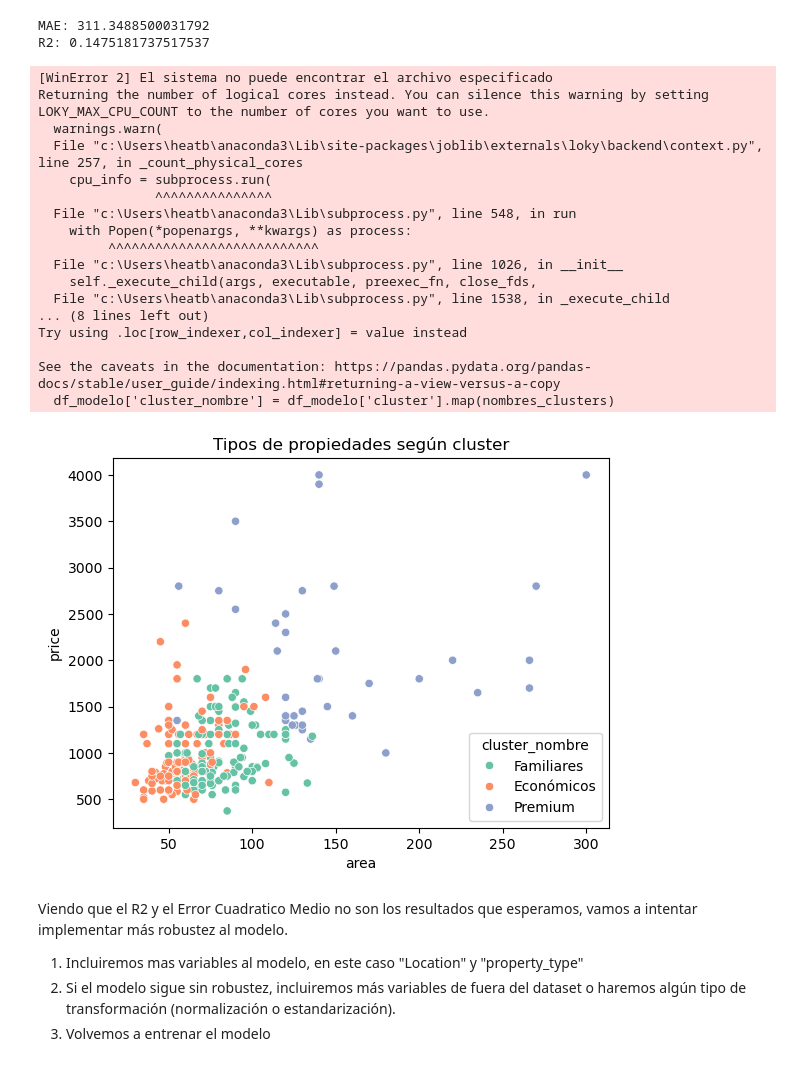
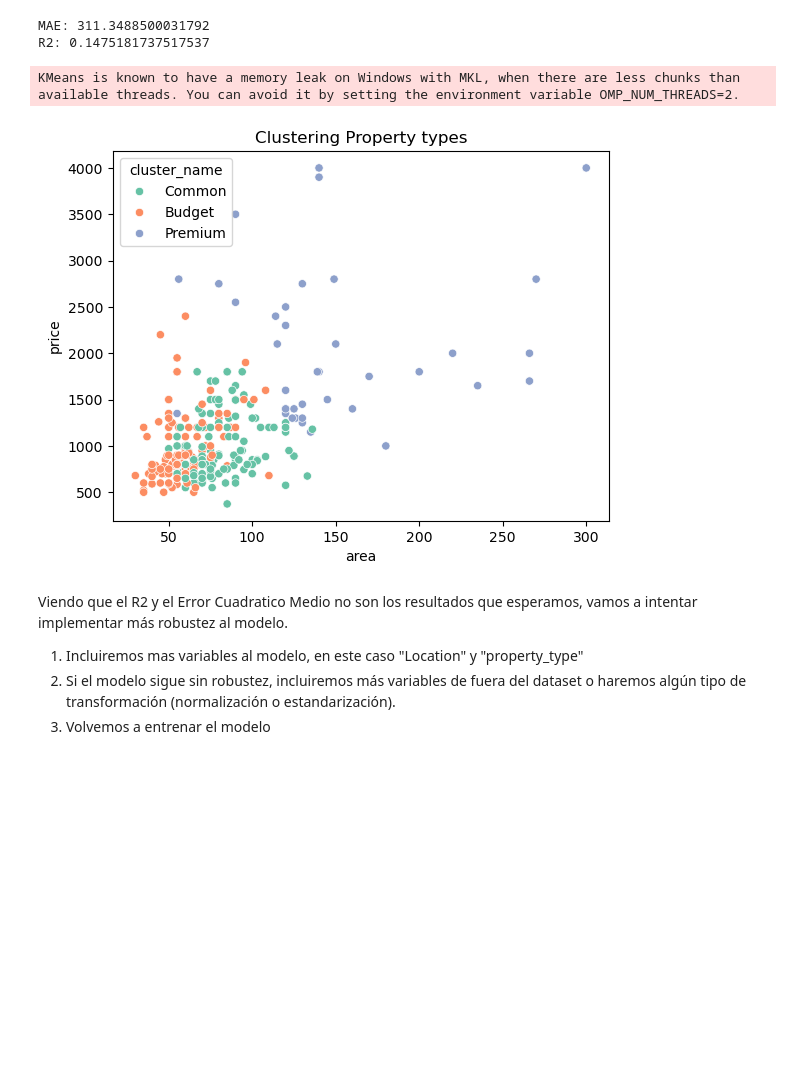
Before and after one commit to arboldeku/coastal-impact-tenerife, a Jupyter notebook: Code/modelstenerife.ipynb, the cells around one changed output. Cells and saved outputs as stored; diff of their text form; code cells hidden in the pictures; blank space fills up the shorter version.

```diff
--- a/Code/modelstenerife.ipynb
+++ b/Code/modelstenerife.ipynb
@@ -74,47 +77,31 @@ R2: 0.1475181737517537
 # %%
 # Usamos área, rooms, baths y precio para clustering
 X_cluster = df_modelo[['area', 'rooms', 'baths', 'price']].copy()
 X_scaled = StandardScaler().fit_transform(X_cluster)
 
 # Probar con 3 clusters
 kmeans = KMeans(n_clusters=3, random_state=42)
 df_modelo['cluster'] = kmeans.fit_predict(X_scaled)
 
 # Perfil de cada cluster
 df_modelo.groupby('cluster')[['price', 'area', 'rooms', 'baths']].mean()
 
 # Renombrar según análisis
 nombres_clusters = {
-    0: 'Económicos',
-    1: 'Familiares',
+    0: 'Budget',
+    1: 'Common',
     2: 'Premium'
 }
 
-df_modelo['cluster_nombre'] = df_modelo['cluster'].map(nombres_clusters)
+df_modelo['cluster_name'] = df_modelo['cluster'].map(nombres_clusters)
 
 # Visualización con nombres
-sns.scatterplot(data=df_modelo, x='area', y='price', hue='cluster_nombre', palette='Set2')
-plt.title('Tipos de propiedades según cluster')
+sns.scatterplot(data=df_modelo, x='area', y='price', hue='cluster_name', palette='Set2')
+plt.title('Clustering Property types')
 plt.show()
 # %% [output]
-[WinError 2] El sistema no puede encontrar el archivo especificado
-Returning the number of logical cores instead. You can silence this warning by setting LOKY_MAX_CPU_COUNT to the number of cores you want to use.
-  warnings.warn(
-  File "c:\Users\heatb\anaconda3\Lib\site-packages\joblib\externals\loky\backend\context.py", line 257, in _count_physical_cores
-    cpu_info = subprocess.run(
-               ^^^^^^^^^^^^^^^
-  File "c:\Users\heatb\anaconda3\Lib\subprocess.py", line 548, in run
-    with Popen(*popenargs, **kwargs) as process:
-         ^^^^^^^^^^^^^^^^^^^^^^^^^^^
-  File "c:\Users\heatb\anaconda3\Lib\subprocess.py", line 1026, in __init__
-    self._execute_child(args, executable, preexec_fn, close_fds,
-  File "c:\Users\heatb\anaconda3\Lib\subprocess.py", line 1538, in _execute_child
-... (8 lines left out)
-Try using .loc[row_indexer,col_indexer] = value instead
-
-See the caveats in the documentation: https://pandas.pydata.org/pandas-docs/stable/user_guide/indexing.html#returning-a-view-versus-a-copy
-  df_modelo['cluster_nombre'] = df_modelo['cluster'].map(nombres_clusters)
+KMeans is known to have a memory leak on Windows with MKL, when there are less chunks than available threads. You can avoid it by setting the environment variable OMP_NUM_THREADS=2.
-[figure, old version]
+[figure, new version]
 # %% [markdown]
 Viendo que el R2 y el Error Cuadratico Medio no son los resultados que esperamos, vamos a intentar implementar más robustez al modelo.
 
```
Also changed, not shown: parts of 3 cells of this notebook, 1 other file.
